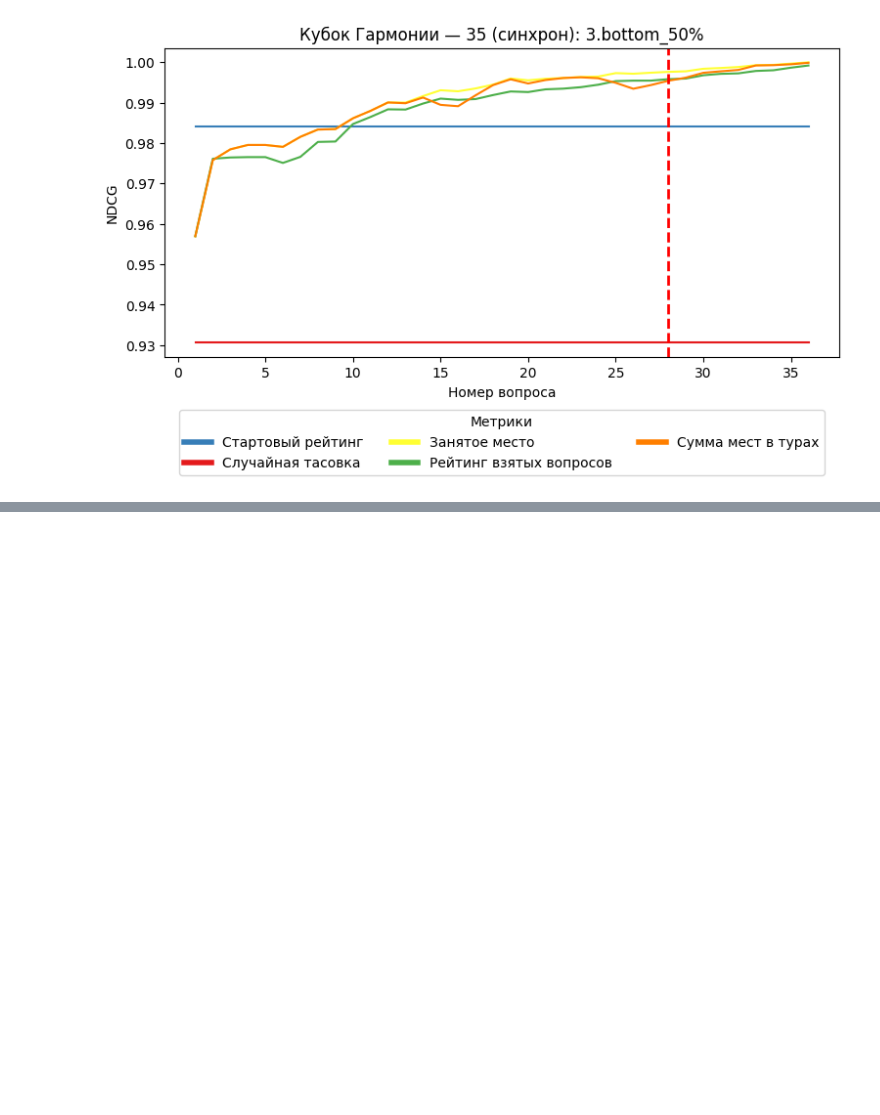
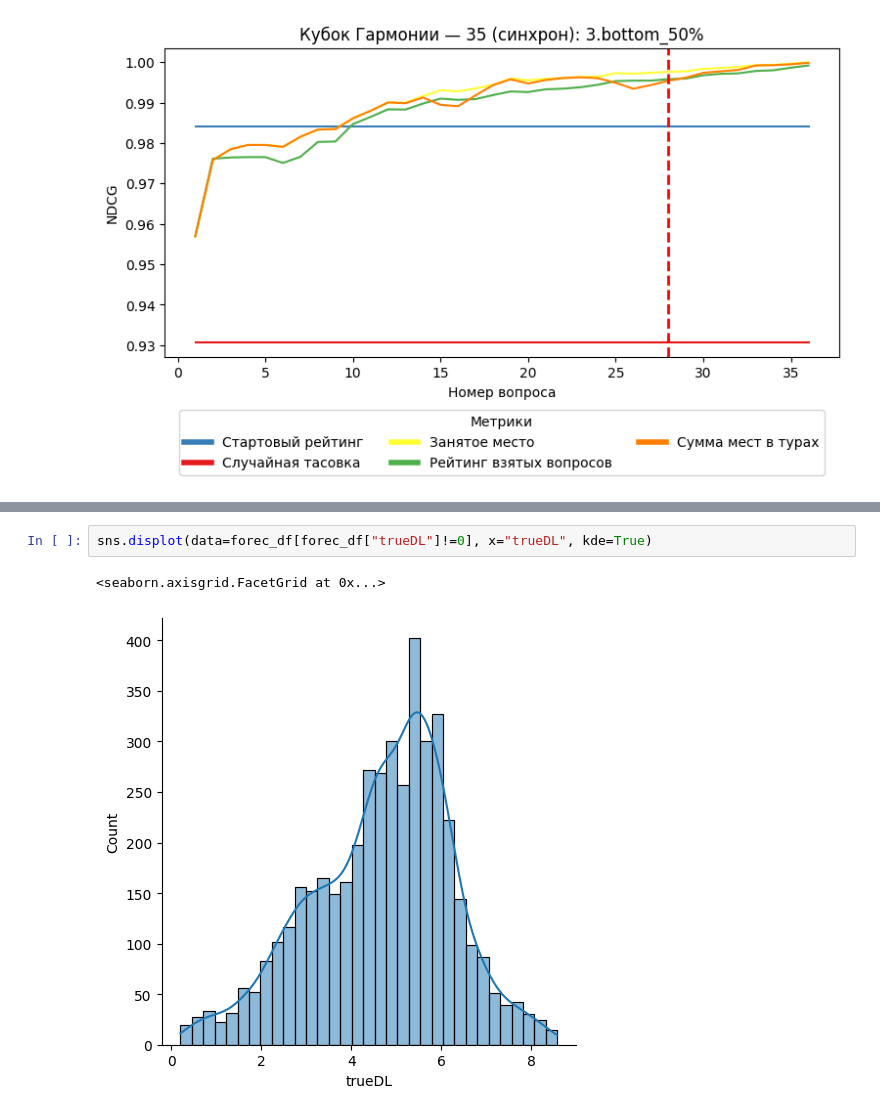
Before and after one commit to rosolimo212/chgk_results, a Jupyter notebook: per.ipynb, the cells around one changed output, grey strips where cells are left out. Cells and saved outputs as stored; diff of their text form; blank space fills up the shorter version.

```diff
--- a/per.ipynb
+++ b/per.ipynb
@@ -894,0 +927,5 @@ vis_one_tourn(res_df, 11108)
+# %%
+sns.displot(data=forec_df[forec_df["trueDL"]!=0], x="trueDL", kde=True)
+# %% [output]
+<seaborn.axisgrid.FacetGrid at 0x...>
+[figure, added]
```
Also changed, not shown: parts of 13 cells of this notebook, 1 other file.
